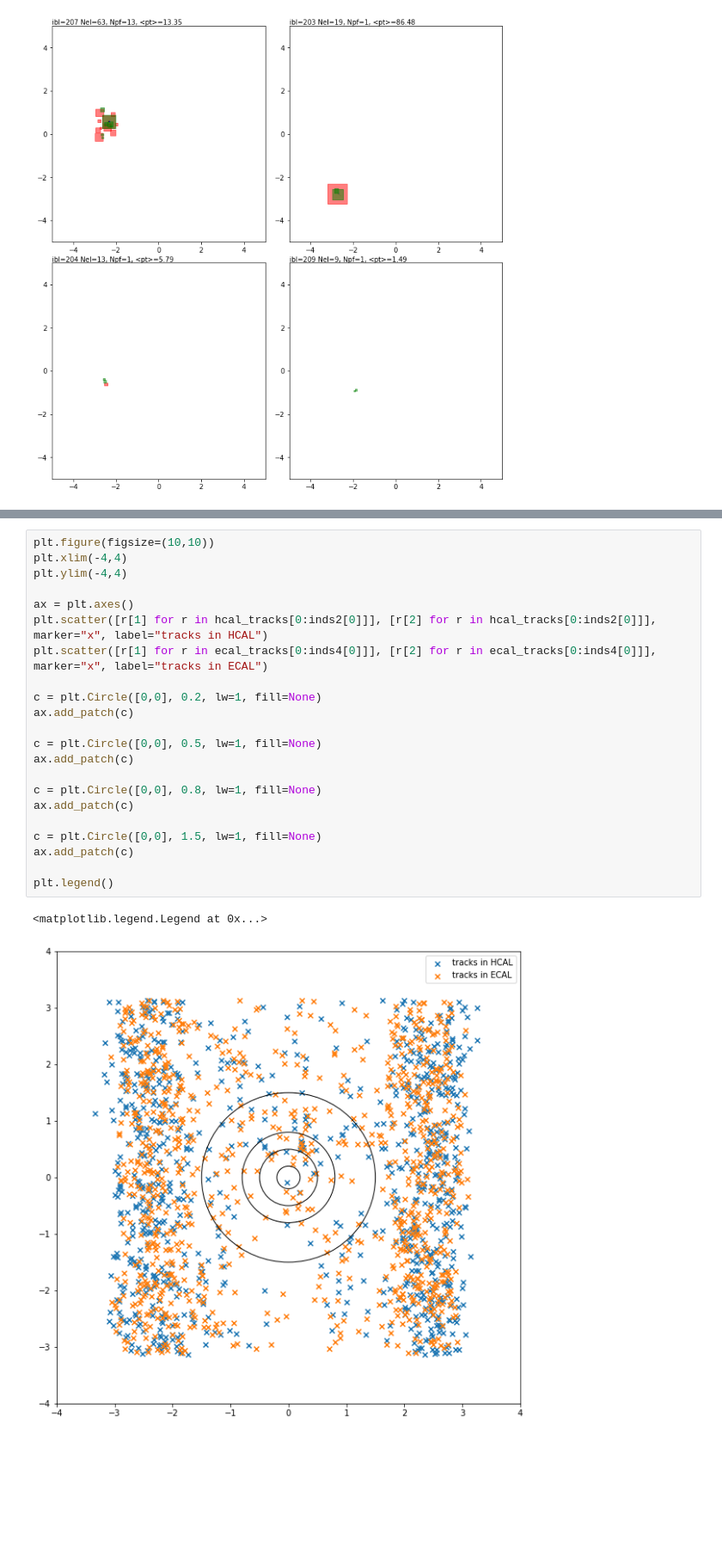
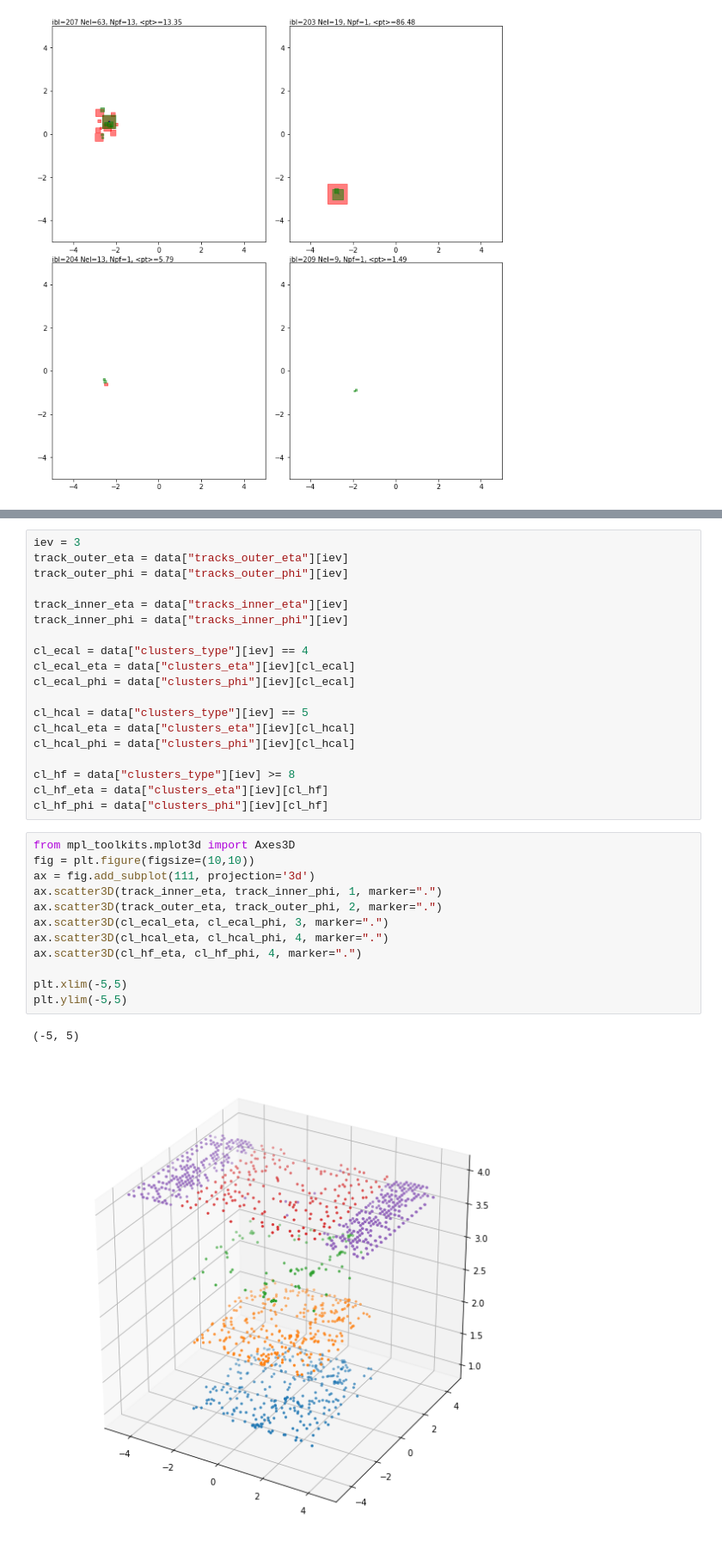
Before and after one commit to jpata/cmsanalysis, a Jupyter notebook: notebooks/particleflow.ipynb, the cells around one changed output, grey strips where cells are left out. Shown: that part at 86% size. Saved outputs shown, nothing was run; the diff lists cells and outputs as text; blank space fills up the shorter version.

```diff
--- a/notebooks/particleflow.ipynb
+++ b/notebooks/particleflow.ipynb
@@ -620,25 +347,34 @@ plt.legend()
-# %%
-plt.figure(figsize=(10,10))
-plt.xlim(-4,4)
-plt.ylim(-4,4)
-
-ax = plt.axes()
-plt.scatter([r[1] for r in hcal_tracks[0:inds2[0]]], [r[2] for r in hcal_tracks[0:inds2[0]]], marker="x", label="tracks in HCAL")
-plt.scatter([r[1] for r in ecal_tracks[0:inds4[0]]], [r[2] for r in ecal_tracks[0:inds4[0]]], marker="x", label="tracks in ECAL")
-
-c = plt.Circle([0,0], 0.2, lw=1, fill=None)
-ax.add_patch(c)
-
-c = plt.Circle([0,0], 0.5, lw=1, fill=None)
-ax.add_patch(c)
-
-c = plt.Circle([0,0], 0.8, lw=1, fill=None)
-ax.add_patch(c)
-
-c = plt.Circle([0,0], 1.5, lw=1, fill=None)
-ax.add_patch(c)
-
-plt.legend()
-# %% [output]
-<matplotlib.legend.Legend at 0x...>
-[figure, removed]
+# %%
+iev = 3
+track_outer_eta = data["tracks_outer_eta"][iev]
+track_outer_phi = data["tracks_outer_phi"][iev]
+
+track_inner_eta = data["tracks_inner_eta"][iev]
+track_inner_phi = data["tracks_inner_phi"][iev]
+
+cl_ecal = data["clusters_type"][iev] == 4
+cl_ecal_eta = data["clusters_eta"][iev][cl_ecal]
+cl_ecal_phi = data["clusters_phi"][iev][cl_ecal]
+
+cl_hcal = data["clusters_type"][iev] == 5
+cl_hcal_eta = data["clusters_eta"][iev][cl_hcal]
+cl_hcal_phi = data["clusters_phi"][iev][cl_hcal]
+
+cl_hf = data["clusters_type"][iev] >= 8
+cl_hf_eta = data["clusters_eta"][iev][cl_hf]
+cl_hf_phi = data["clusters_phi"][iev][cl_hf]
+# %%
+from mpl_toolkits.mplot3d import Axes3D
+fig = plt.figure(figsize=(10,10))
+ax = fig.add_subplot(111, projection='3d')
+ax.scatter3D(track_inner_eta, track_inner_phi, 1, marker=".")
+ax.scatter3D(track_outer_eta, track_outer_phi, 2, marker=".")
+ax.scatter3D(cl_ecal_eta, cl_ecal_phi, 3, marker=".")
+ax.scatter3D(cl_hcal_eta, cl_hcal_phi, 4, marker=".")
+ax.scatter3D(cl_hf_eta, cl_hf_phi, 4, marker=".")
+
+plt.xlim(-5,5)
+plt.ylim(-5,5)
+# %% [output]
+(-5, 5)
+[figure, added]
```
Also changed, not shown: parts of 30 cells of this notebook.
